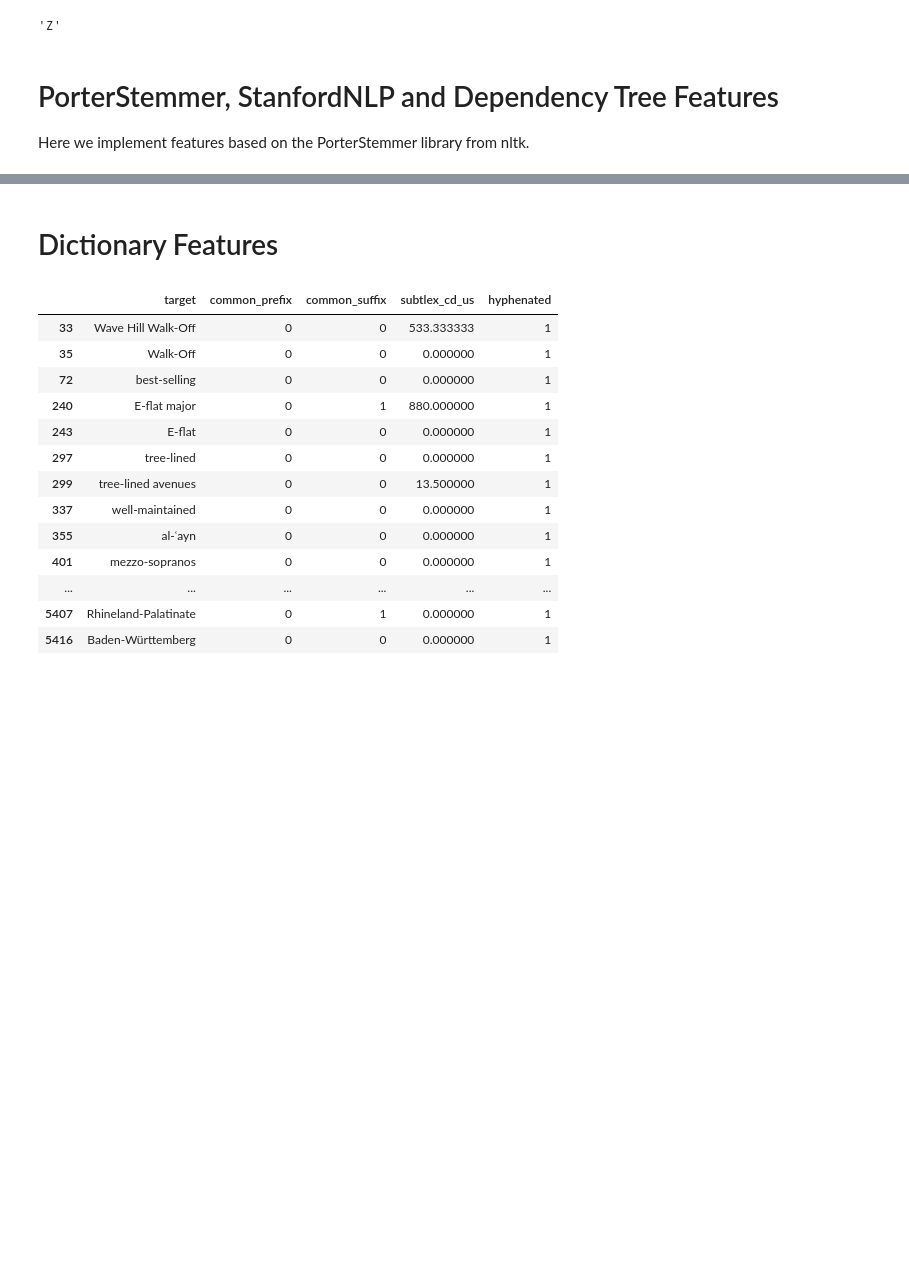
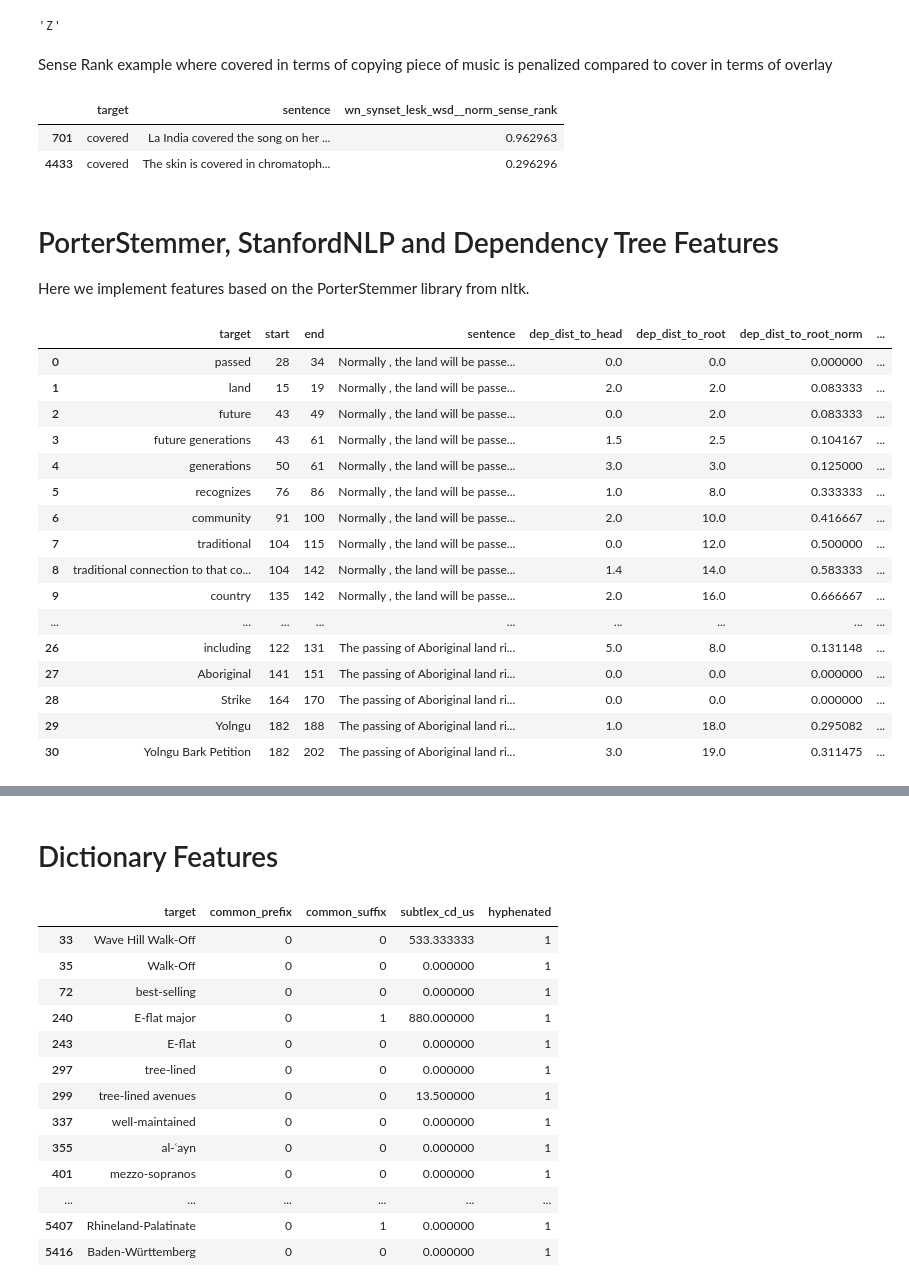
Before and after one commit to kristiankolthoff/CoWoPhId, a Jupyter notebook: python/FeaturesCWI.ipynb, the cells around one changed output, grey strips where cells are left out. Saved outputs shown, nothing was run; the diff lists cells and outputs as text; code cells hidden in the pictures; blank space fills up the shorter version.

```diff
--- a/python/FeaturesCWI.ipynb
+++ b/python/FeaturesCWI.ipynb
@@ -777,8 +929,14 @@ df['wn_synset_lesk_wsd__norm_sense_rank'] = df[['target','sentence', 'pos_tag']]
 str(chr(90))
 # %% [output]
 'Z'
+# %% [markdown]
+Sense Rank example where covered in terms of copying piece of music is penalized compared to cover in terms of overlay
 # %%
-df.loc[:,['target', 'length', 'pos_tag', 'wn_synset_lesk_wsd__norm_sense_rank', 'wn_synset_lesk_wsd_ratio_to_freq_sum']]
+df.loc[df['target'] == 'covered',['target', 'sentence', 'wn_synset_lesk_wsd__norm_sense_rank']]
+# %% [output]
+|  | target | sentence | wn_synset_lesk_wsd__norm_sense_rank |
+| 701 | covered | La India covered the song on her ... | 0.962963 |
+| 4433 | covered | The skin is covered in chromatoph... | 0.296296 |
 # %% [markdown]
 # PorterStemmer, StanfordNLP and Dependency Tree Features
 Here we implement features based on the PorterStemmer library from nltk.
@@ -837,3 +1059,36 @@ def named_entity_type(sentence, target):
+# %%
+df_small = df.loc[:30,df.columns]
+df_small['dep_dist_to_head'] = df_small[['target', 'start', 'end', 'sentence']].apply(lambda vals :
+                                                                        dep_dist_to_head(*vals), axis=1)
+df_small['dep_dist_to_root'] = df_small[['target', 'start', 'end', 'sentence']].apply(lambda vals :
+                                                                        dep_dist_to_root(*vals), axis=1)
+df_small['dep_dist_to_root_norm'] = df_small[['dep_dist_to_root', 'sentence']].apply(lambda vals : \
+                                                    float(vals[0]) / (len(word_tokenize(vals[1]))-1), axis=1)
+df_small['dep_relation_to_head'] = df_small[['target', 'start', 'end', 'sentence']].apply(lambda vals : \
+                                                            dep_relation_to_head(*vals), axis = 1)
+df_small['dep_num_dependents'] = df_small[['target', 'start', 'end', 'sentence']].apply(lambda vals : \
+                                                                    dep_num_dependents(*vals), axis = 1)
+df_small['dep_max_num_dependents'] = df_small.sentence.apply(lambda sentence : dep_max_num_dependents(sentence))
+df_small['dep_num_dependents_norm'] = df_small.dep_num_dependents / df_small.dep_max_num_dependents
+df_small.loc[:, ['target', 'start', 'end', 'sentence', 'dep_dist_to_head', 'dep_dist_to_root', 'dep_dist_to_root_norm', 'dep_max_num_dependents', 'dep_num_dependents', 'dep_num_dependents_norm']]
+# %% [output]
+|  | target | start | end | sentence | dep_dist_to_head | dep_dist_to_root | dep_dist_to_root_norm | ... |
+| 0 | passed | 28 | 34 | Normally , the land will be passe... | 0.0 | 0.0 | 0.000000 | ... |
+| 1 | land | 15 | 19 | Normally , the land will be passe... | 2.0 | 2.0 | 0.083333 | ... |
+| 2 | future | 43 | 49 | Normally , the land will be passe... | 0.0 | 2.0 | 0.083333 | ... |
+| 3 | future generations | 43 | 61 | Normally , the land will be passe... | 1.5 | 2.5 | 0.104167 | ... |
+| 4 | generations | 50 | 61 | Normally , the land will be passe... | 3.0 | 3.0 | 0.125000 | ... |
+| 5 | recognizes | 76 | 86 | Normally , the land will be passe... | 1.0 | 8.0 | 0.333333 | ... |
+| 6 | community | 91 | 100 | Normally , the land will be passe... | 2.0 | 10.0 | 0.416667 | ... |
+| 7 | traditional | 104 | 115 | Normally , the land will be passe... | 0.0 | 12.0 | 0.500000 | ... |
+| 8 | traditional connection to that co... | 104 | 142 | Normally , the land will be passe... | 1.4 | 14.0 | 0.583333 | ... |
+| 9 | country | 135 | 142 | Normally , the land will be passe... | 2.0 | 16.0 | 0.666667 | ... |
+| ... | ... | ... | ... | ... | ... | ... | ... | ... |
+| 26 | including | 122 | 131 | The passing of Aboriginal land ri... | 5.0 | 8.0 | 0.131148 | ... |
+| 27 | Aboriginal | 141 | 151 | The passing of Aboriginal land ri... | 0.0 | 0.0 | 0.000000 | ... |
+| 28 | Strike | 164 | 170 | The passing of Aboriginal land ri... | 0.0 | 0.0 | 0.000000 | ... |
+| 29 | Yolngu | 182 | 188 | The passing of Aboriginal land ri... | 1.0 | 18.0 | 0.295082 | ... |
+| 30 | Yolngu Bark Petition | 182 | 202 | The passing of Aboriginal land ri... | 3.0 | 19.0 | 0.311475 | ... |
 # %%
 # Porter stemmer stem length, number of applied steps,
 # difference of stem length to target and reduction ratio
```
Also changed, not shown: parts of 16 cells of this notebook.
